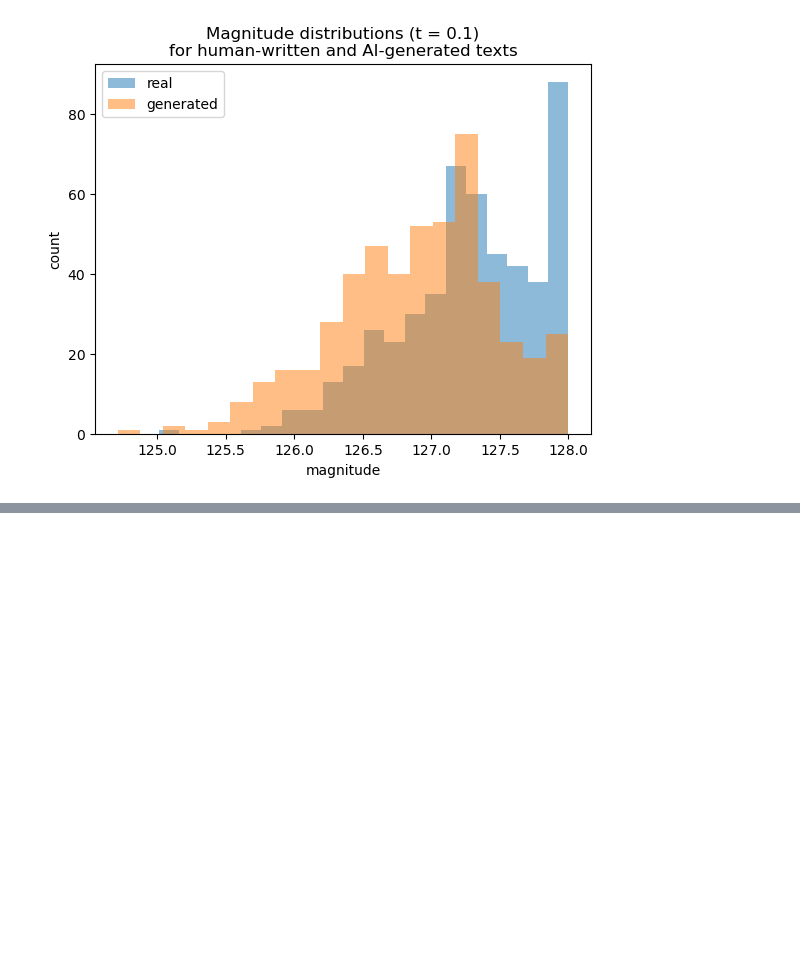
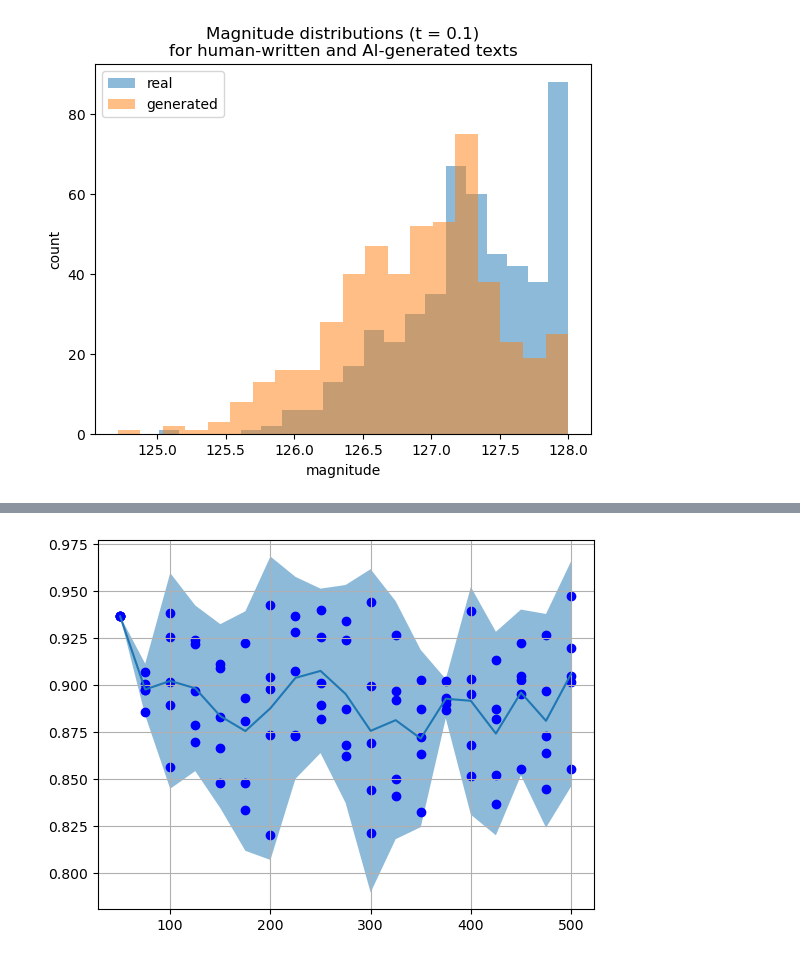
Before and after one commit to GurevichPE/Artifical-text-detection-via-magnitude-functions, a Jupyter notebook: magnitude/experiments.ipynb, the cells around one changed output, grey strips where cells are left out. Cells and saved outputs as stored; diff of their text form; code cells hidden in the pictures; blank space fills up the shorter version.

```diff
--- a/magnitude/experiments.ipynb
+++ b/magnitude/experiments.ipynb
@@ -6,7 +6,7 @@ import matplotlib.pyplot as plt
 # %%
 # Download embeddings
 
-EMB_PATH = "/workspace/mnt/local/data/pgurevich/magnitude/embeddings.pt"
+EMB_PATH = "/workspace/mnt/local/data/pgurevich/magnitude/embeddings_128.pt"
 LAB_PATH = "/workspace/mnt/local/data/pgurevich/magnitude/labels.pt"
 
 embs = torch.load(EMB_PATH)
@@ -100,0 +164,31 @@ np.float64(0.7906459458027175)
+# %%
+sec_results = []
+sec_results_pca = []
+
+for n in tqdm(range(50, 501, 25)):
+    res = []
+    res_pca = []
+    for _ in range(5):
+        slice_inds = np.sort(np.random.choice(list(range(n)), 50, replace=False))
+        real_slice = real_mfs[slice_inds]
+        gen_slice = gen_mfs[slice_inds]
+        lr_r, lr_pca_r = logreg(real_slice, gen_slice), logreg(real_slice, gen_slice, pca=50)
+        res.append(lr_r)
+        res_pca.append(lr_pca_r)
+    sec_results.append([res])
+    sec_results_pca.append(res_pca)
+# %%
+sec_results = np.array(sec_results).reshape(-1, 5)
+
+means = sec_results.mean(axis=1)
+stds = sec_results.std(axis=1)
+
+plt.plot(list(range(50, 501, 25)), means)
+plt.fill_between(list(range(50, 501, 25)), means - 2*stds, means + 2*stds, alpha=0.5)
+
+for i in range(5):
+    plt.scatter(list(range(50, 501, 25)), sec_results[:, i], color='b')
+
+plt.grid()
+# %% [output]
+[figure, added]
```
Also changed, not shown: parts of 13 cells of this notebook, 6 other files.
